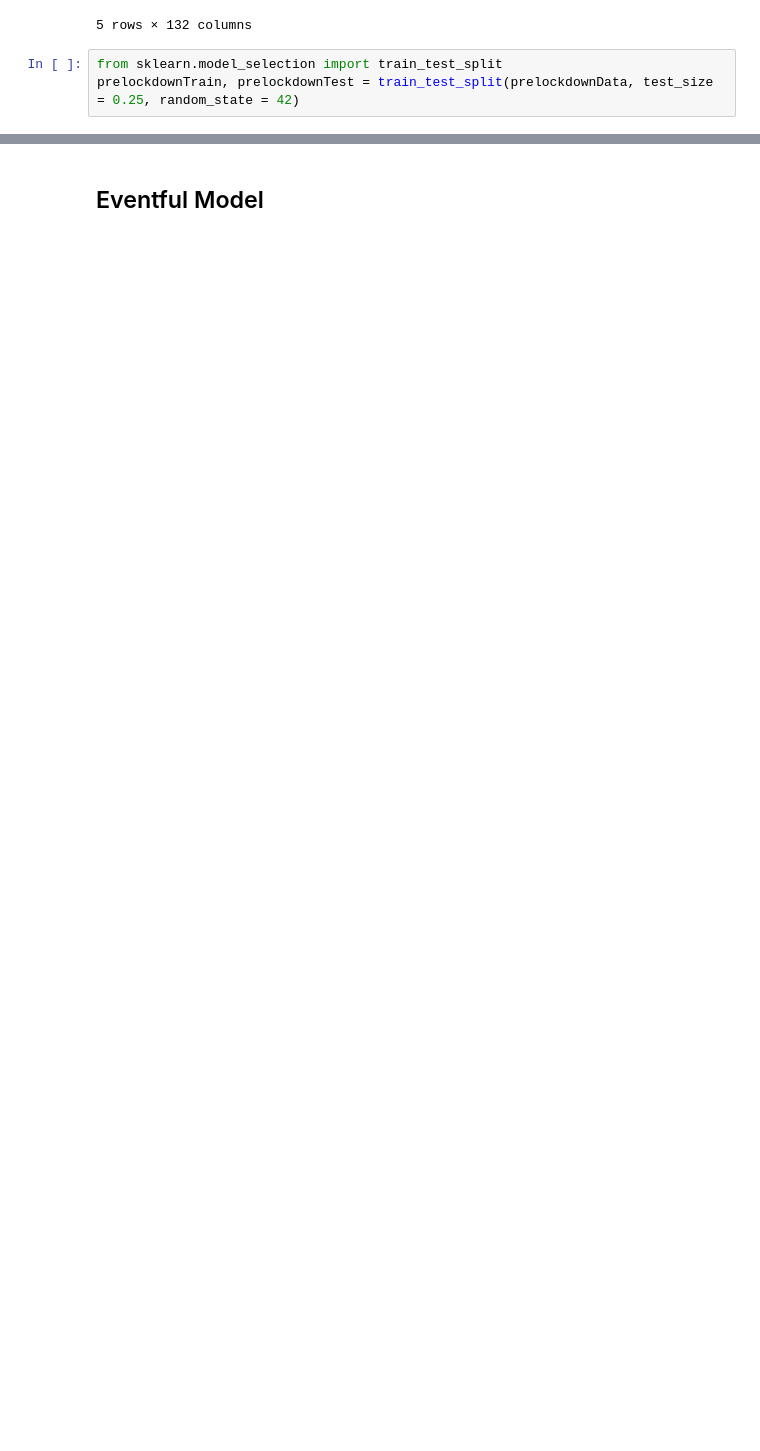
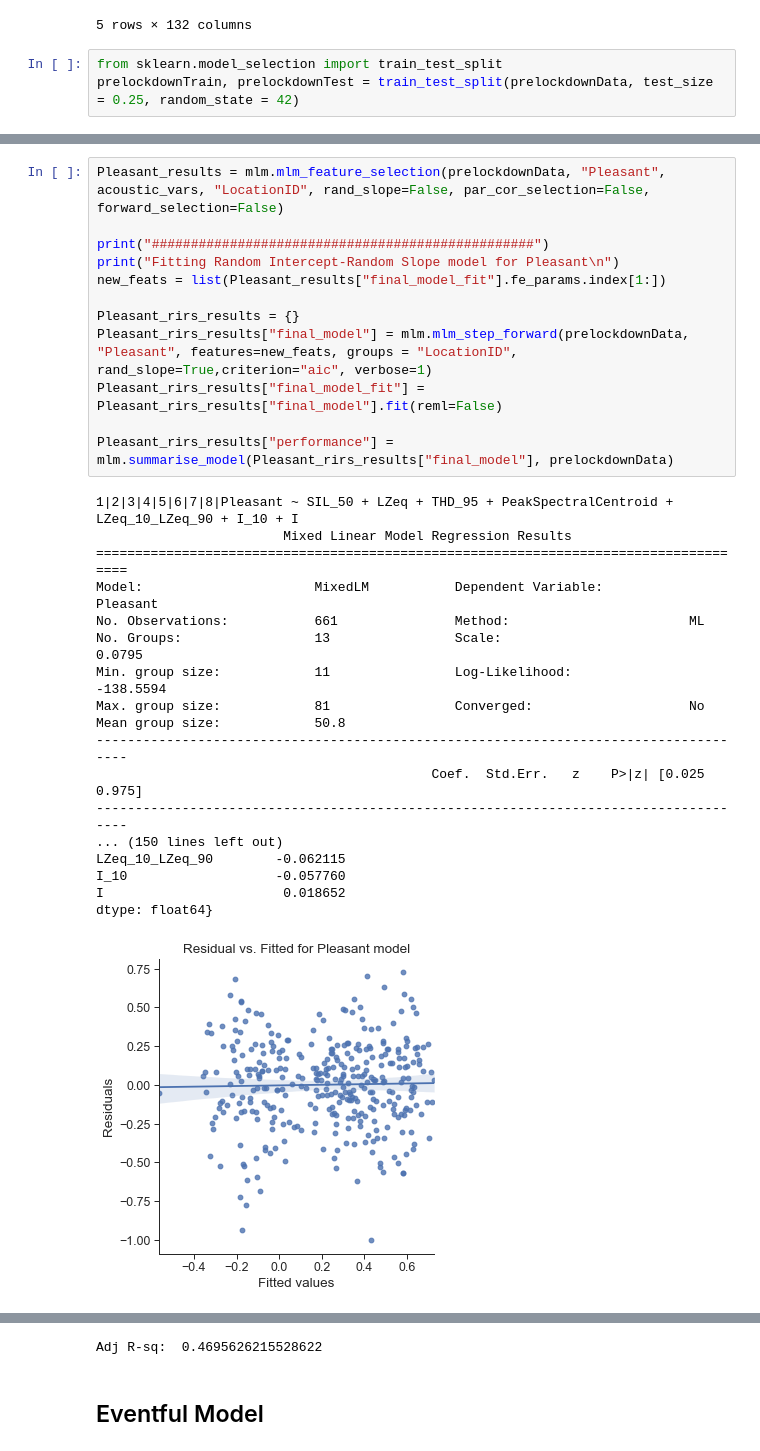
Before and after one commit to MitchellAcoustics/J5_JASA_Lockdown-SS, a Jupyter notebook: notebook/2020-08-26/Lockdown-RandInt-RandSlope.ipynb, the cells around one changed output, grey strips where cells are left out. Cells and saved outputs as stored; diff of their text form; blank space fills up the shorter version.

```diff
--- a/notebook/2020-08-26/Lockdown-RandInt-RandSlope.ipynb
+++ b/notebook/2020-08-26/Lockdown-RandInt-RandSlope.ipynb
@@ -174,0 +162,31 @@ dtype: float64
+# %%
+Pleasant_results = mlm.mlm_feature_selection(prelockdownData, "Pleasant", acoustic_vars, "LocationID", rand_slope=False, par_cor_selection=False, forward_selection=False)
+
+print("#################################################")
+print("Fitting Random Intercept-Random Slope model for Pleasant\n")
+new_feats = list(Pleasant_results["final_model_fit"].fe_params.index[1:])
+
+Pleasant_rirs_results = {}
+Pleasant_rirs_results["final_model"] = mlm.mlm_step_forward(prelockdownData, "Pleasant", features=new_feats, groups = "LocationID", rand_slope=True,criterion="aic", verbose=1)
+Pleasant_rirs_results["final_model_fit"] = Pleasant_rirs_results["final_model"].fit(reml=False)
+
+Pleasant_rirs_results["performance"] = mlm.summarise_model(Pleasant_rirs_results["final_model"], prelockdownData)
+# %% [output]
+1|2|3|4|5|6|7|8|Pleasant ~ SIL_50 + LZeq + THD_95 + PeakSpectralCentroid + LZeq_10_LZeq_90 + I_10 + I
+                        Mixed Linear Model Regression Results
+=====================================================================================
+Model:                      MixedLM           Dependent Variable:           Pleasant
+No. Observations:           661               Method:                       ML
+No. Groups:                 13                Scale:                        0.0795
+Min. group size:            11                Log-Likelihood:               -138.5594
+Max. group size:            81                Converged:                    No
+Mean group size:            50.8
+-------------------------------------------------------------------------------------
+                                           Coef.  Std.Err.   z    P>|z| [0.025 0.975]
+-------------------------------------------------------------------------------------
+... (150 lines left out)
+LZeq_10_LZeq_90        -0.062115
+I_10                   -0.057760
+I                       0.018652
+dtype: float64}
+[figure, added]
@@ -175,2 +194,3 @@ dtype: float64
+Adj R-sq:  0.4695626215528622
 # %% [markdown]
 ## Eventful Model
```
Also changed, not shown: parts of 21 cells of this notebook, 44 other files.
